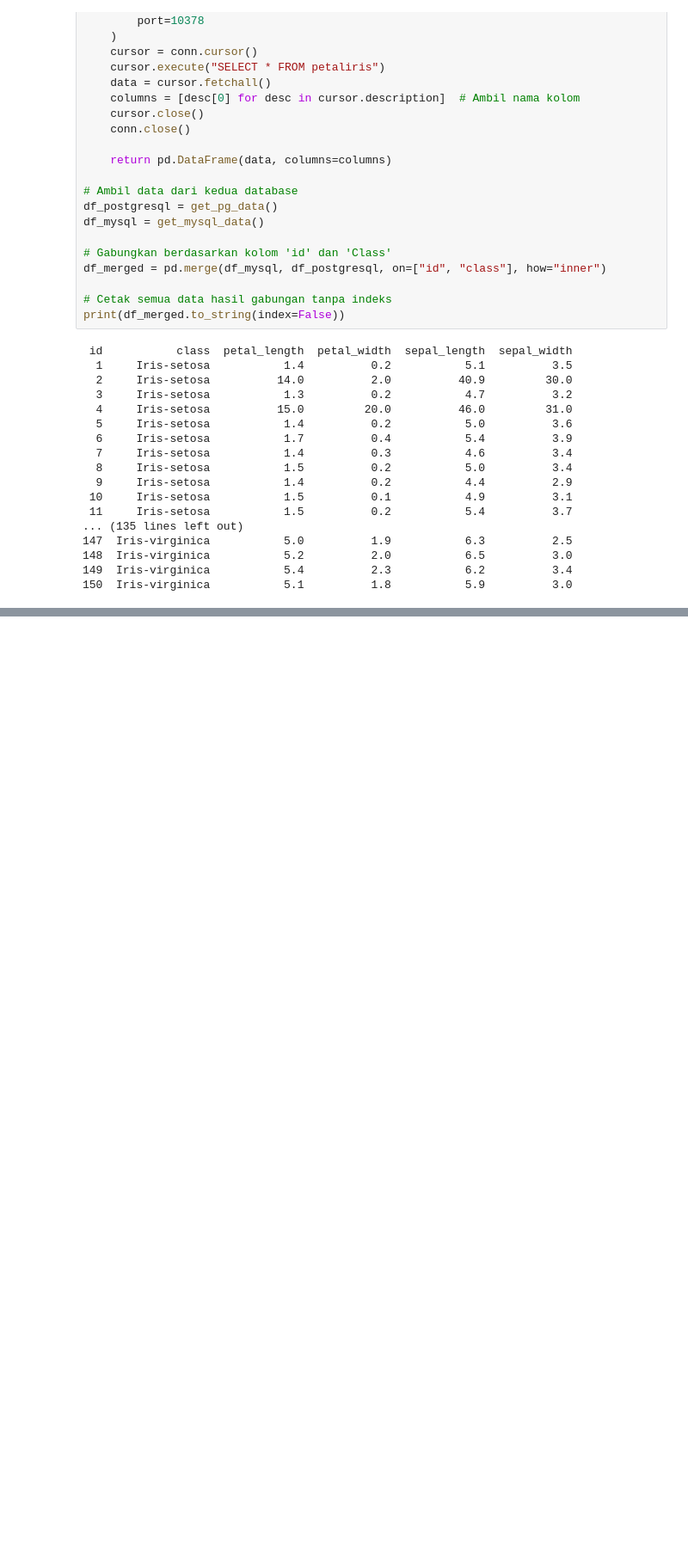
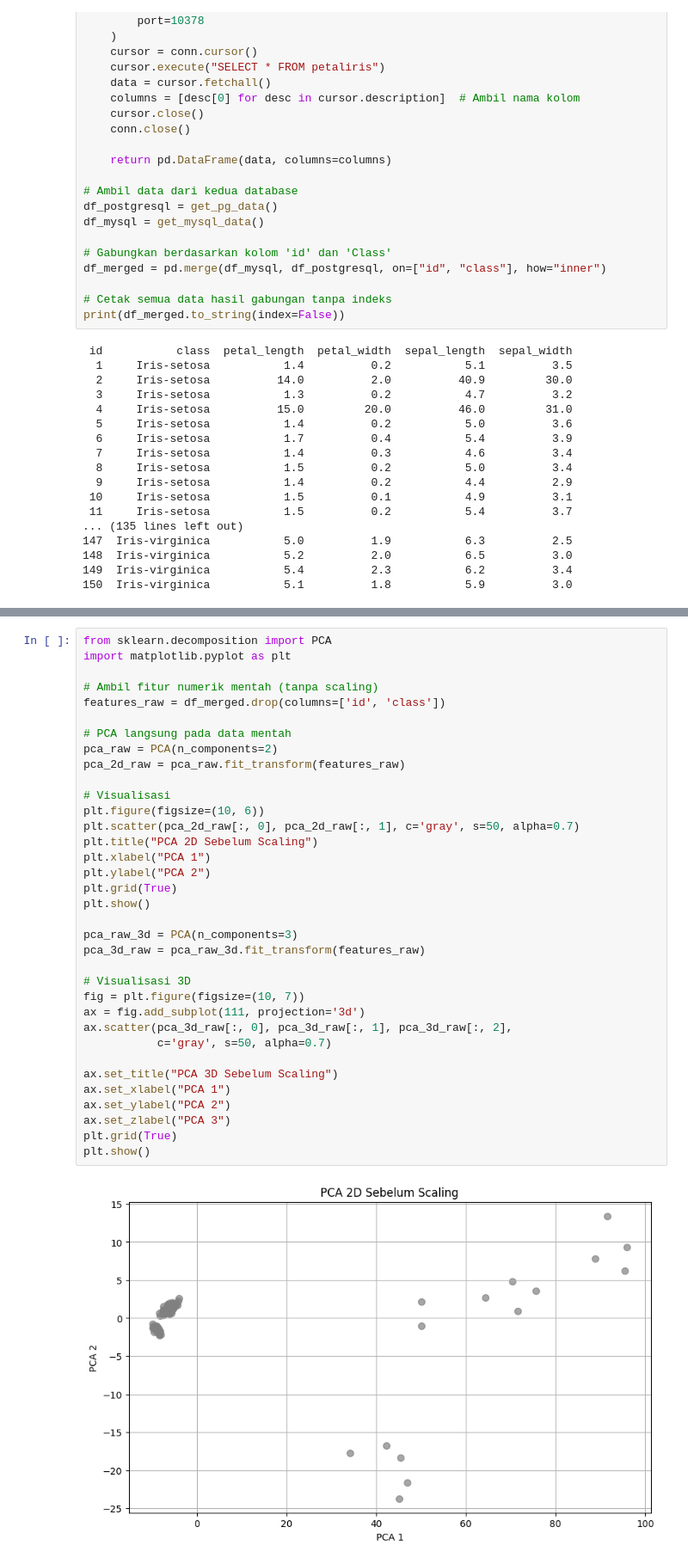
Before and after one commit to HERLYNABILASAHQIPUTRIWANDANI/pendata, a Jupyter notebook: _sources/K_Means.ipynb, the cells around one changed output, grey strips where cells are left out. Shown at 86% size. Drawn from its saved outputs; the diff is of its cells as text; blank space fills up the shorter version.

```diff
--- a/_sources/K_Means.ipynb
+++ b/_sources/K_Means.ipynb
@@ -85,0 +130,37 @@ Kode tersebut melakukan normalisasi data numerik dan reduksi dimensi menjadi 2 k
+# %%
+from sklearn.decomposition import PCA
+import matplotlib.pyplot as plt
+
+# Ambil fitur numerik mentah (tanpa scaling)
+features_raw = df_merged.drop(columns=['id', 'class'])
+
+# PCA langsung pada data mentah
+pca_raw = PCA(n_components=2)
+pca_2d_raw = pca_raw.fit_transform(features_raw)
+
+# Visualisasi
+plt.figure(figsize=(10, 6))
+plt.scatter(pca_2d_raw[:, 0], pca_2d_raw[:, 1], c='gray', s=50, alpha=0.7)
+plt.title("PCA 2D Sebelum Scaling")
+plt.xlabel("PCA 1")
+plt.ylabel("PCA 2")
+plt.grid(True)
+plt.show()
+
+pca_raw_3d = PCA(n_components=3)
+pca_3d_raw = pca_raw_3d.fit_transform(features_raw)
+
+# Visualisasi 3D
+fig = plt.figure(figsize=(10, 7))
+ax = fig.add_subplot(111, projection='3d')
+ax.scatter(pca_3d_raw[:, 0], pca_3d_raw[:, 1], pca_3d_raw[:, 2],
+           c='gray', s=50, alpha=0.7)
+
+ax.set_title("PCA 3D Sebelum Scaling")
+ax.set_xlabel("PCA 1")
+ax.set_ylabel("PCA 2")
+ax.set_zlabel("PCA 3")
+plt.grid(True)
+plt.show()
+# %% [output]
+[figure, added]
```
Also changed, not shown: parts of 26 cells of this notebook, 15 other files.
